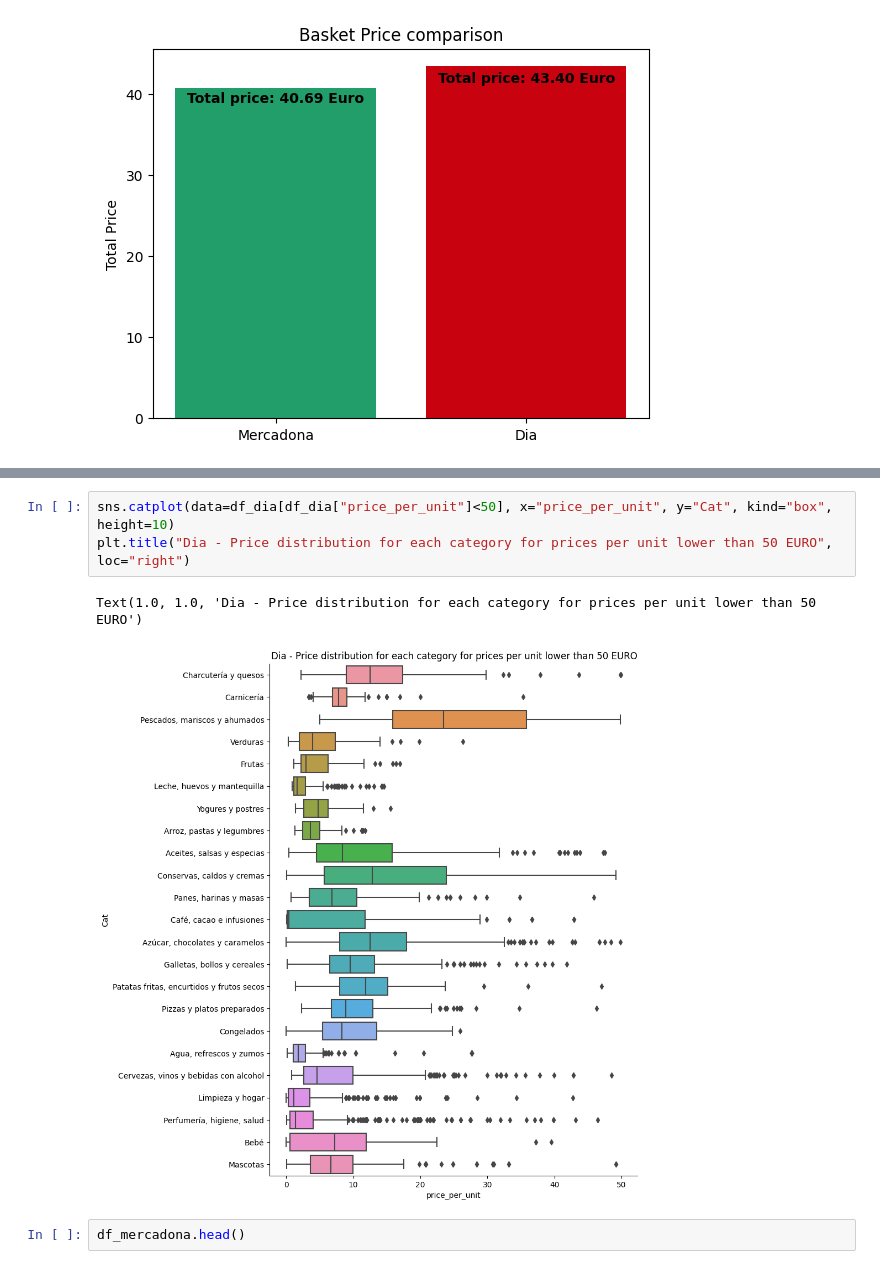
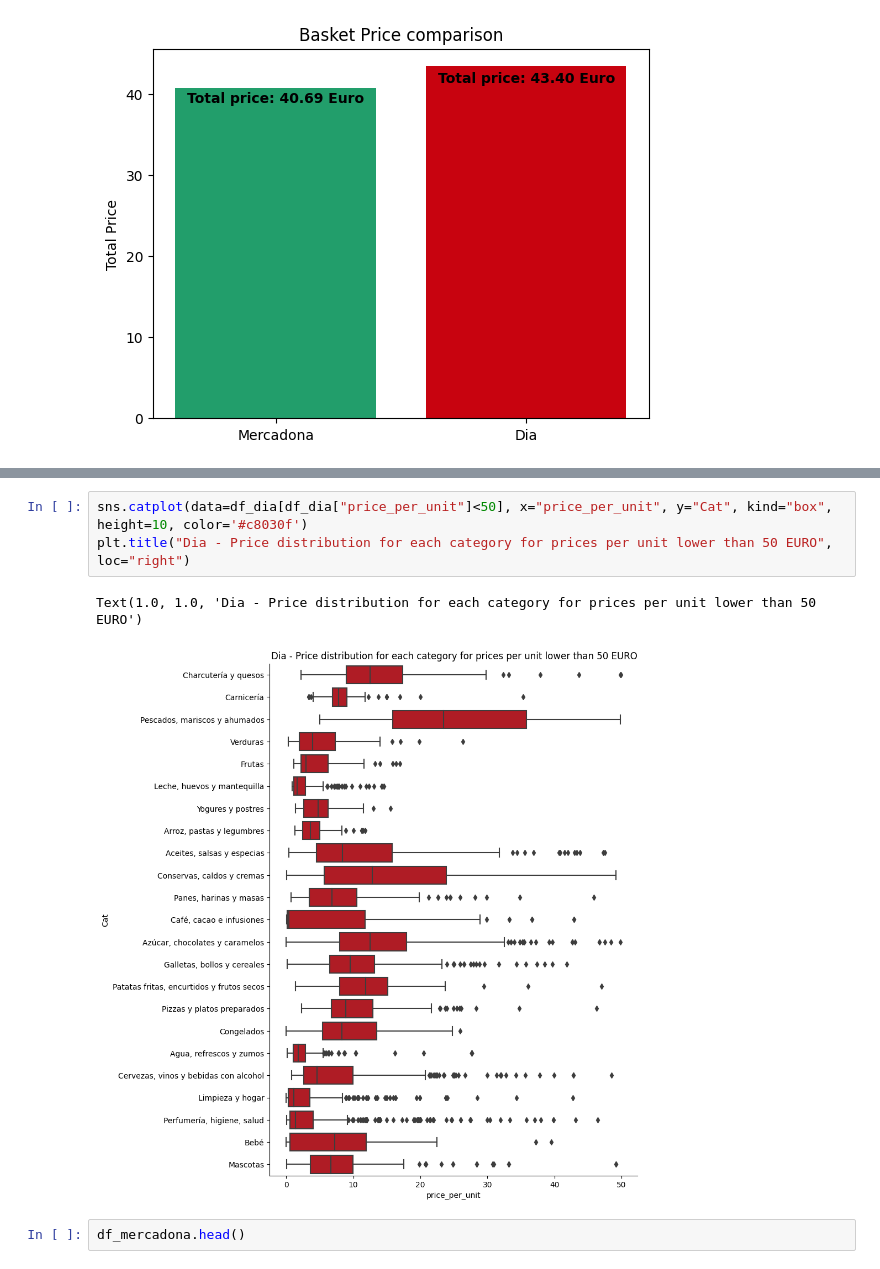
Before and after one commit to Terezka88/shopping-basket-analytics, a Jupyter notebook: notebooks/comparacion.ipynb, the cells around one changed output, grey strips where cells are left out. Cells and saved outputs as stored; diff of their text form.

```diff
--- a/notebooks/comparacion.ipynb
+++ b/notebooks/comparacion.ipynb
@@ -329,9 +353,9 @@ Text(1.0, 1.0, 'Mercadona - Price distribution for each category for prices per
 # %%
-sns.catplot(data=df_dia[df_dia["price_per_unit"]<50], x="price_per_unit", y="Cat", kind="box", height=10)
+sns.catplot(data=df_dia[df_dia["price_per_unit"]<50], x="price_per_unit", y="Cat", kind="box", height=10, color='#c8030f')
 plt.title("Dia - Price distribution for each category for prices per unit lower than 50 EURO", loc="right")
 # %% [output]
 Text(1.0, 1.0, 'Dia - Price distribution for each category for prices per unit lower than 50 EURO')
-[figure, old version]
+[figure, new version]
 # %%
 df_mercadona.head()
 # %% [output]
```
Also changed, not shown: parts of 22 cells of this notebook, 6 other files.
